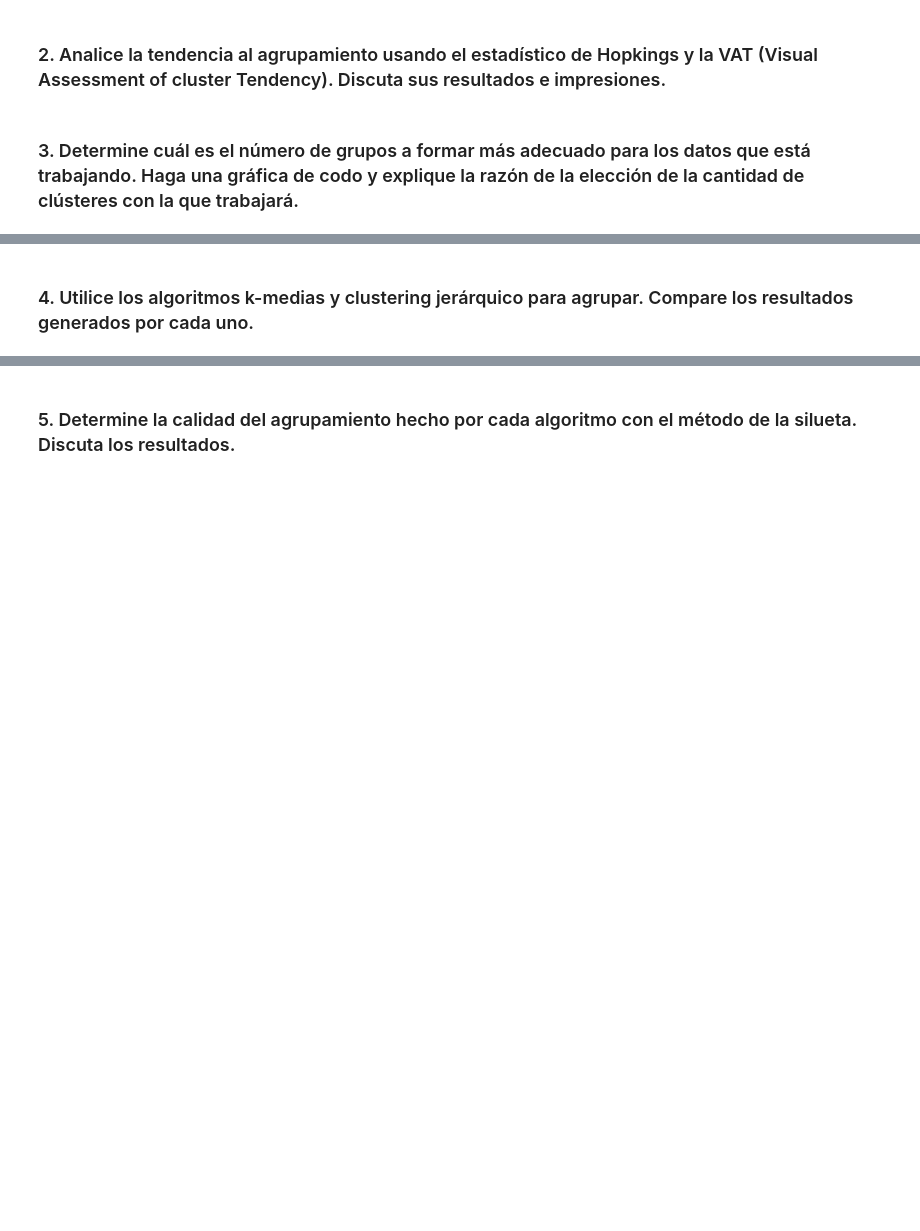
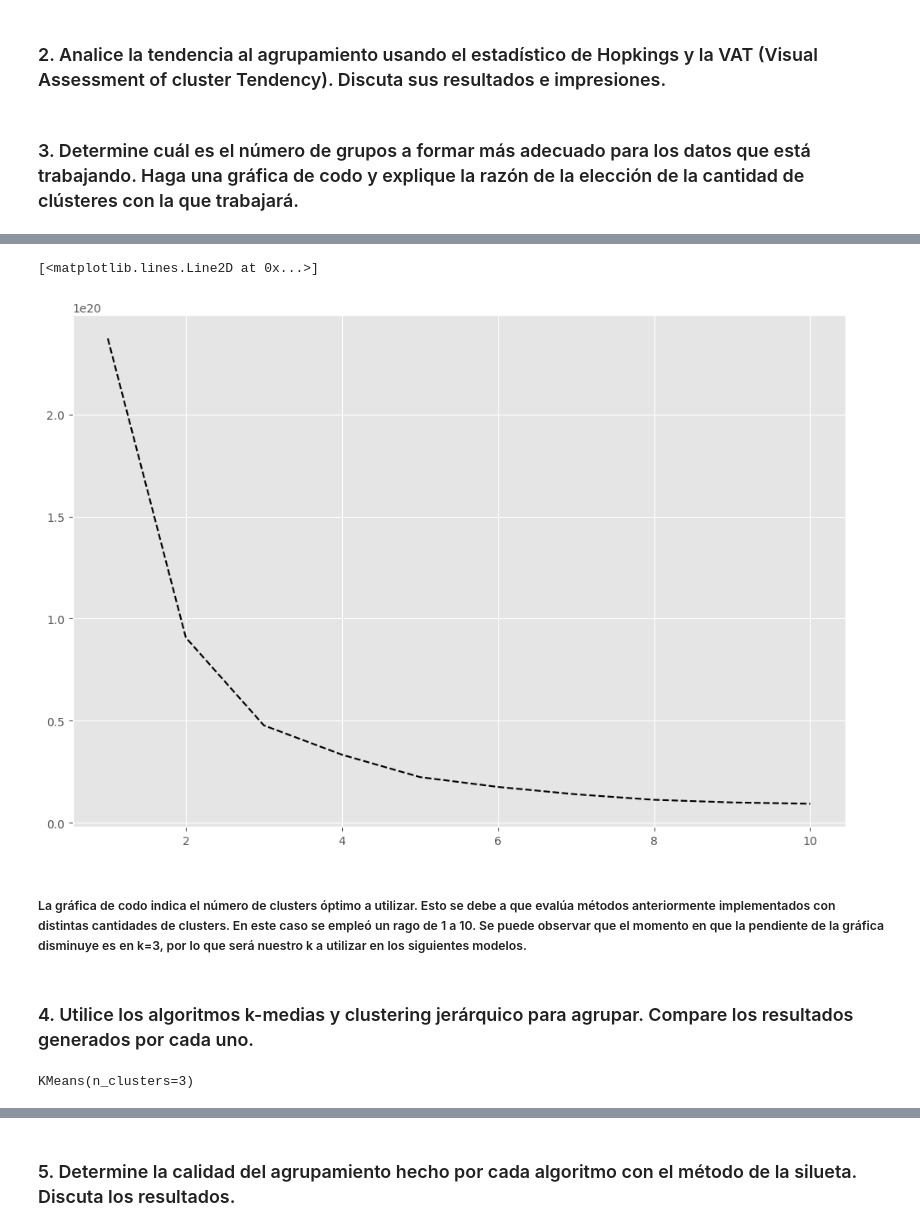
Before and after one commit to bl33h/moviesClustering, a Jupyter notebook: movies.ipynb, the cells around one changed output, grey strips where cells are left out. Drawn from its saved outputs; the diff is of its cells as text; code cells hidden in the pictures; blank space fills up the shorter version.

Commit message:
Kmeans & Hierarchical

```diff
--- a/movies.ipynb
+++ b/movies.ipynb
@@ -40,4 +48,8 @@ Index(['id', 'budget', 'genres', 'homePage', 'productionCompany',
        'castWomenAmount', 'castMenAmount'],
       dtype='object')
 # %%
-features = df[['budget', 'genres', 'homePage', 'productionCompany','productionCompanyCountry', 'productionCountry', 'revenue', 'runtime','video', 'director', 'actors', 'actorsPopularity', 'actorsCharacter','originalTitle', 'title', 'originalLanguage', 'popularity','releaseDate', 'voteAvg', 'voteCount', 'genresAmount','productionCoAmount', 'productionCountriesAmount', 'actorsAmount','castWomenAmount', 'castMenAmount']].copy()
+features = df.copy()
+columns_to_drop = ['genres', 'homePage','productionCompany','productionCompanyCountry','productionCountry','video','director','actors','actorsCharacter',
+        'originalTitle', 'title', 'originalLanguage','releaseDate','castMenAmount', 'castWomenAmount', 'actorsPopularity']
+features = features.drop(columns=columns_to_drop)
+print(features)
@@ -91,3 +121,10 @@ A criterio propio y considerando tanto el tipo de dato de cada una de las variab
 ### 2. Analice la tendencia al agrupamiento usando el estadístico de Hopkings y la VAT (Visual Assessment of cluster Tendency). Discuta sus resultados e impresiones.
 # %% [markdown]
 ### 3. Determine cuál es el número de grupos a formar más adecuado para los datos que está trabajando. Haga una gráfica de codo y explique la razón de la elección de la cantidad de clústeres con la que trabajará.
+# %%
+dist_sums = []
+K = range(1,11)
+for k in K:
+    km = KMeans(k)
+    km = km.fit(features)
+    dist_sums.append(km.inertia_)
@@ -94,2 +144,17 @@ A criterio propio y considerando tanto el tipo de dato de cada una de las variab
+# %%
+figure = plt.figure(figsize=(12,8))
+plt.plot(K,dist_sums, 'k--')
+# %% [output]
+[<matplotlib.lines.Line2D at 0x...>]
+[figure, added]
+# %% [markdown]
+##### La gráfica de codo indica el número de clusters óptimo a utilizar. Esto se debe a que evalúa métodos anteriormente implementados con distintas cantidades de clusters. En este caso se empleó un rago de 1 a 10. Se puede observar que el momento en que la pendiente de la gráfica disminuye es en k=3, por lo que será nuestro k a utilizar en los siguientes modelos.
 # %% [markdown]
 ### 4. Utilice los algoritmos k-medias y clustering jerárquico para agrupar. Compare los resultados generados por cada uno.
+# %%
+n_clusters = 3
+
+k_means = KMeans(n_clusters=n_clusters)
+k_means.fit(features)
+# %% [output]
+KMeans(n_clusters=3)
```
Also changed, not shown: parts of 10 cells of this notebook.
